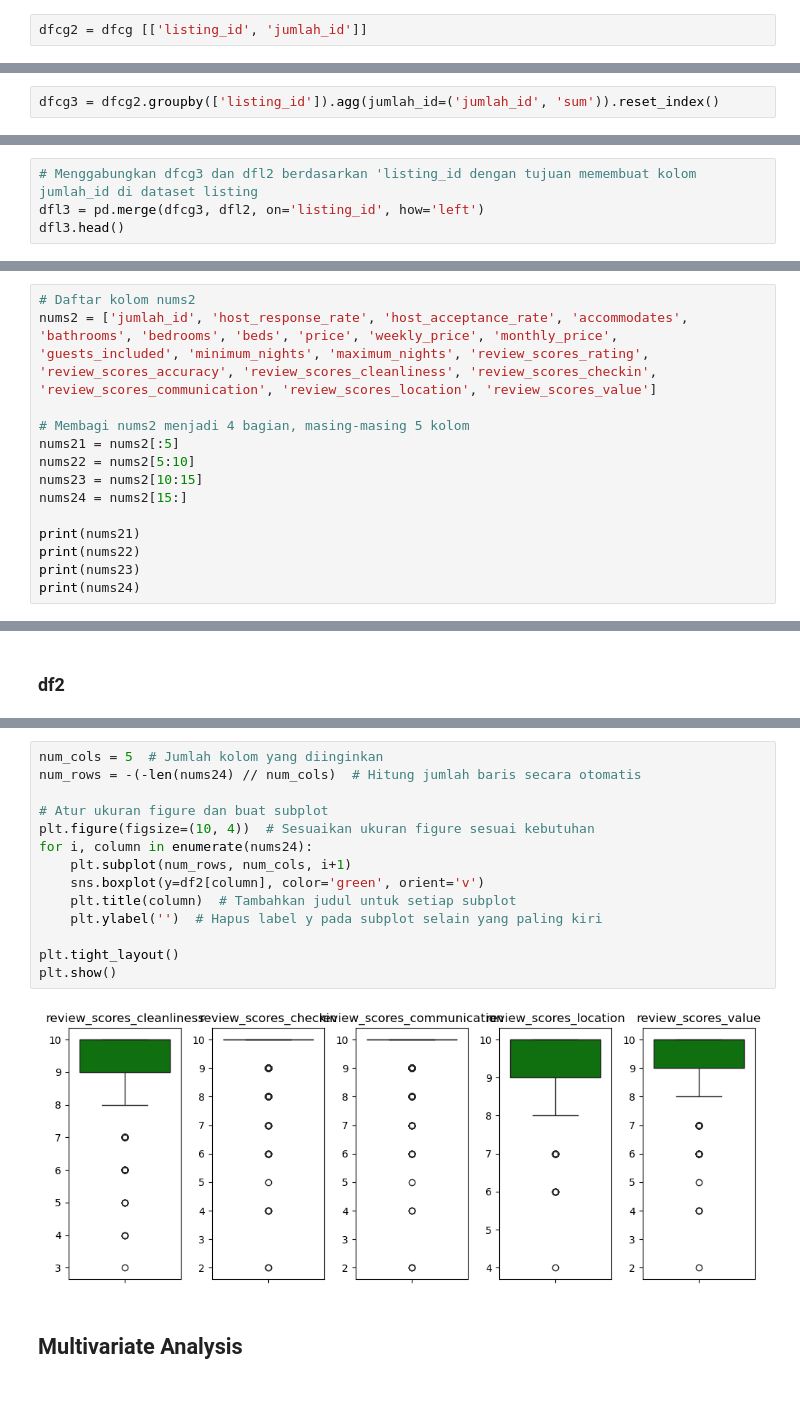
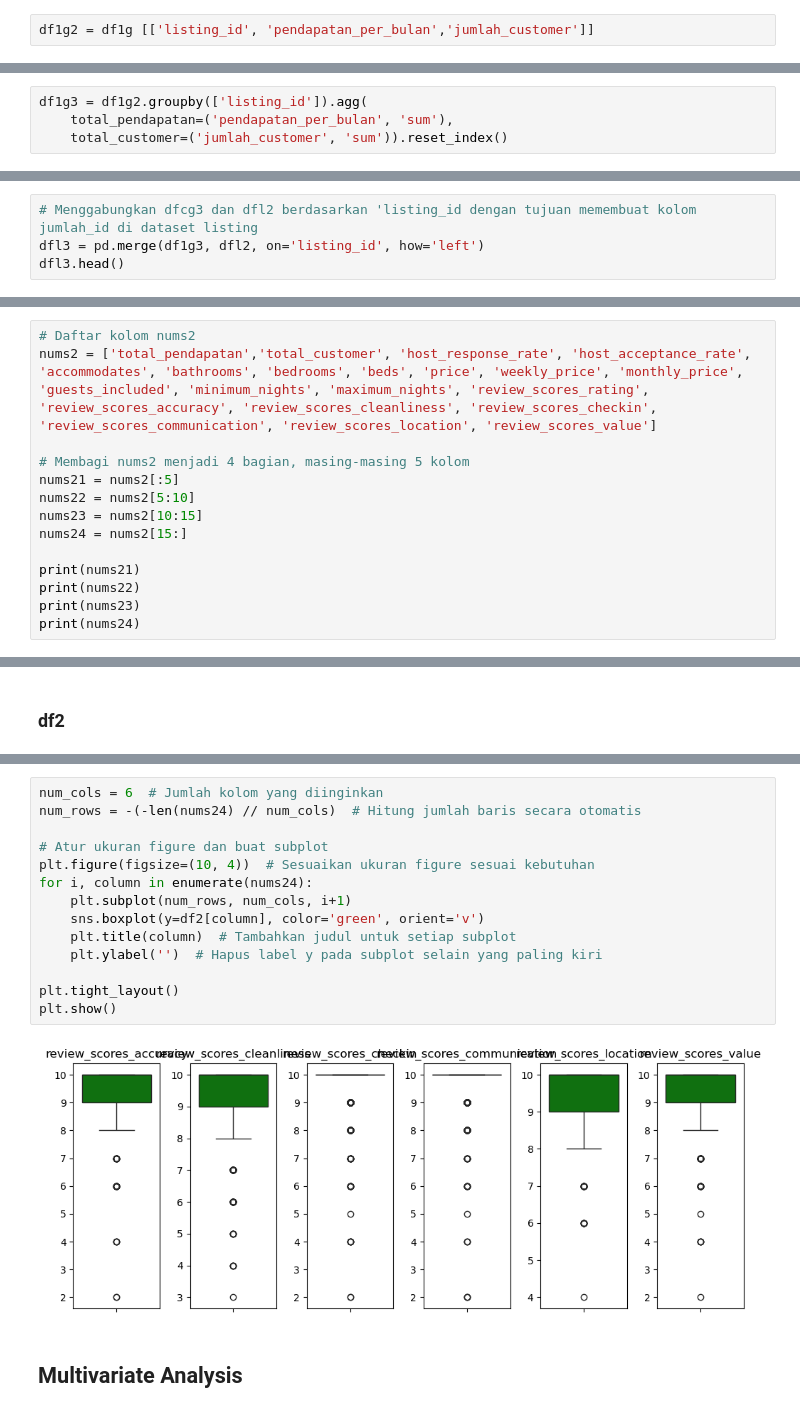
Before and after one commit to Podjan/ResNet2, a Jupyter notebook: Coding2.ipynb, the cells around one changed output, grey strips where cells are left out. Saved outputs shown, nothing was run; the diff lists cells and outputs as text.

```diff
--- a/Coding2.ipynb
+++ b/Coding2.ipynb
@@ -214,5 +214,5 @@ Data columns (total 36 columns):
 dtypes: float64(15), int64(5), object(16)
 memory usage: 1.0+ MB
 # %%
-dfcg2 = dfcg [['listing_id', 'jumlah_id']]
+df1g2 = df1g [['listing_id', 'pendapatan_per_bulan','jumlah_customer']]
 # %%
@@ -234,3 +234,5 @@ dfcg2
 # %%
-dfcg3 = dfcg2.groupby(['listing_id']).agg(jumlah_id=('jumlah_id', 'sum')).reset_index()
+df1g3 = df1g2.groupby(['listing_id']).agg(
+    total_pendapatan=('pendapatan_per_bulan', 'sum'),
+    total_customer=('jumlah_customer', 'sum')).reset_index()
 # %%
@@ -252,5 +254,5 @@ dfcg3
 # %%
 # Menggabungkan dfcg3 dan dfl2 berdasarkan 'listing_id dengan tujuan memembuat kolom jumlah_id di dataset listing
-dfl3 = pd.merge(dfcg3, dfl2, on='listing_id', how='left')
+dfl3 = pd.merge(df1g3, dfl2, on='listing_id', how='left')
 dfl3.head()
 # %% [output]
@@ -337,6 +338,6 @@ Kolom kategorikal (nums2):
 # %%
 # Daftar kolom nums2
-nums2 = ['jumlah_id', 'host_response_rate', 'host_acceptance_rate', 'accommodates', 'bathrooms', 'bedrooms', 'beds', 'price', 'weekly_price', 'monthly_price',
+nums2 = ['total_pendapatan','total_customer', 'host_response_rate', 'host_acceptance_rate', 'accommodates', 'bathrooms', 'bedrooms', 'beds', 'price', 'weekly_price', 'monthly_price',
 'guests_included', 'minimum_nights', 'maximum_nights', 'review_scores_rating', 'review_scores_accuracy', 'review_scores_cleanliness', 'review_scores_checkin', 'review_scores_communication', 'review_scores_location', 'review_scores_value']
 
 # Membagi nums2 menjadi 4 bagian, masing-masing 5 kolom
@@ -535,19 +562,19 @@ plt.show()
 # %%
-num_cols = 5  # Jumlah kolom yang diinginkan
+num_cols = 6  # Jumlah kolom yang diinginkan
 num_rows = -(-len(nums24) // num_cols)  # Hitung jumlah baris secara otomatis
 
 # Atur ukuran figure dan buat subplot
 plt.figure(figsize=(10, 4))  # Sesuaikan ukuran figure sesuai kebutuhan
 for i, column in enumerate(nums24):
     plt.subplot(num_rows, num_cols, i+1)
     sns.boxplot(y=df2[column], color='green', orient='v')
     plt.title(column)  # Tambahkan judul untuk setiap subplot
     plt.ylabel('')  # Hapus label y pada subplot selain yang paling kiri
 
 plt.tight_layout()
 plt.show()
 # %% [output]
-[figure, old version]
+[figure, new version]
 # %% [markdown]
 ## Multivariate Analysis
 # %% [markdown]
```
Also changed, not shown: parts of 80 cells of this notebook, 11 other files.
